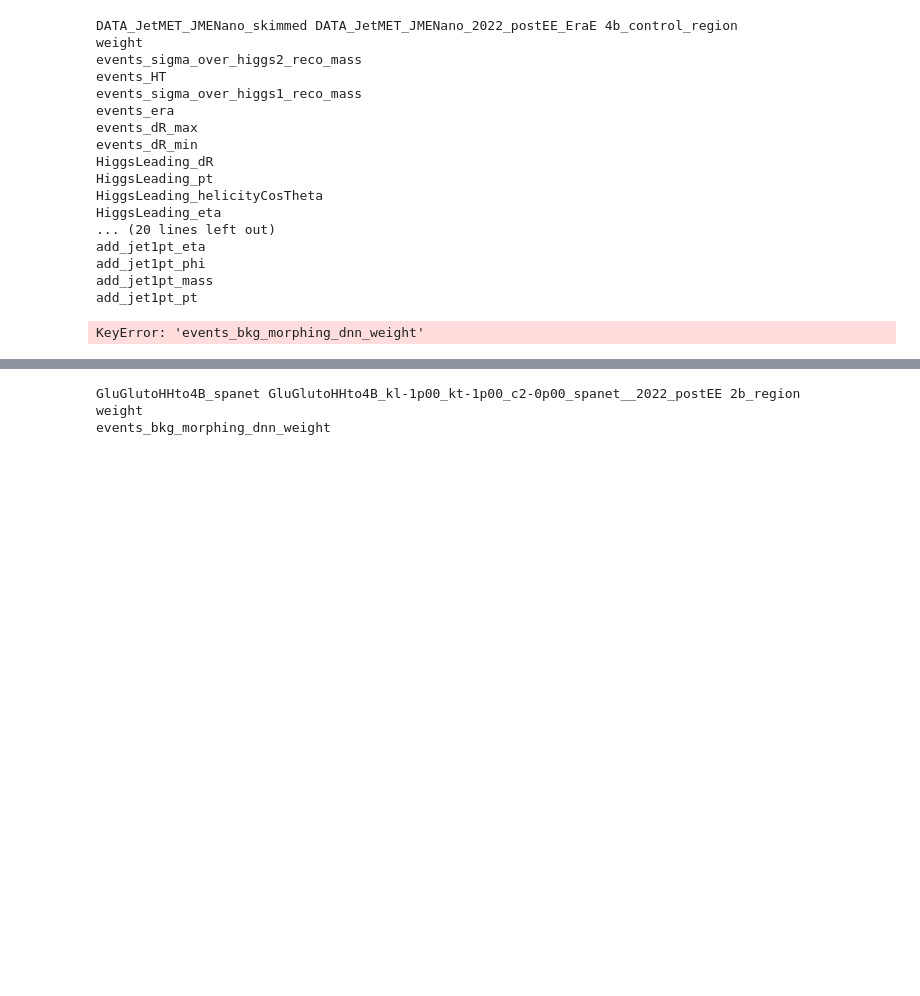
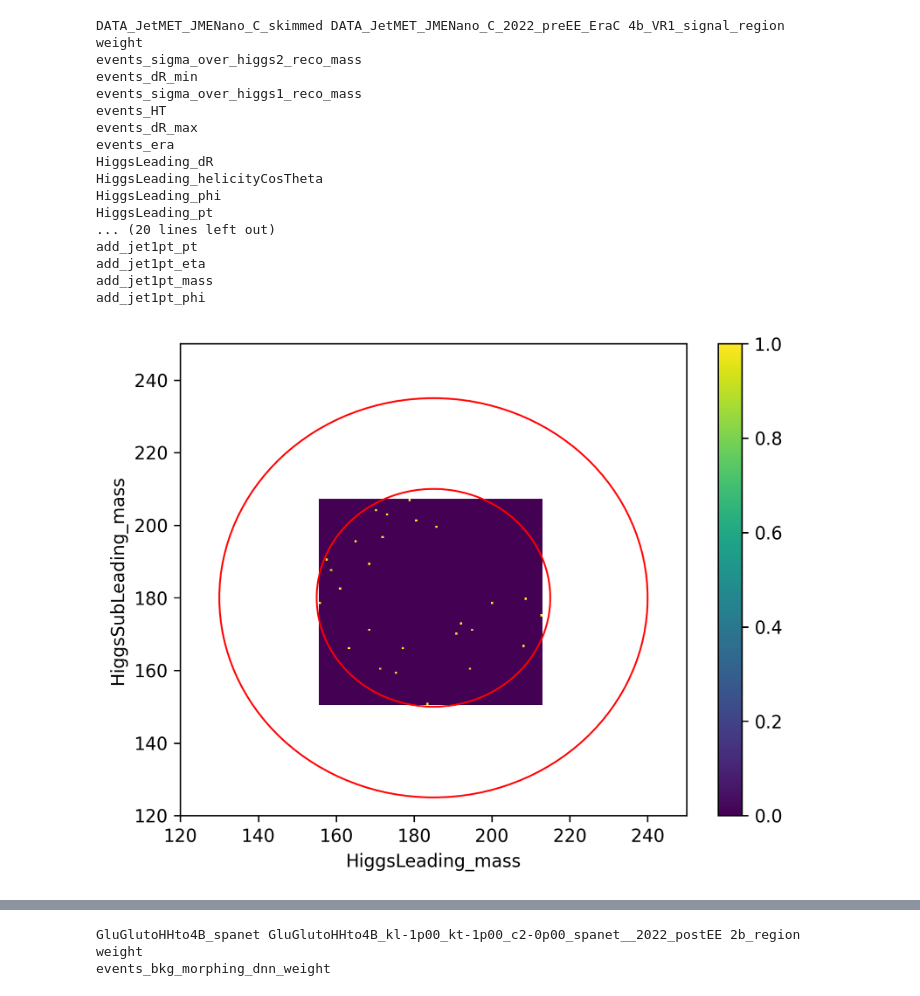
Before and after one commit to thierryharte/AnalysisConfigs, a Jupyter notebook: notebooks/load.ipynb, the cells around one changed output, grey strips where cells are left out. Cells and saved outputs as stored; diff of their text form; code cells hidden in the pictures; blank space fills up the shorter version.

Commit message:
add VR1 (185,180) + add full 2022 in VBF + refactor configs

```diff
--- a/notebooks/load.ipynb
+++ b/notebooks/load.ipynb
@@ -19,7 +19,7 @@ prefix = local+str(
 # input = "/work/mmalucch/out_hh4b/out_spanet_eval/output_all.coffea"
 # input = "/work/rcereghetti/out_vbfhh4b/outputDNNsampleSemiTight/output_all.coffea"
 input = "/work/tharte/datasets/sample_spanet/loose_selection_random_pt_mass/output_all.coffea"
-input = "/work/mmalucch/out_hh4b/out_JMENanoData_comparisonRun2_DNN_variables_SR_CR_PADm10_fixed_SPANETptVary0p3_1p7/output_all.coffea"
+input = "/work/mmalucch/out_hh4b/out_JMENanoDataFull2022_VR1_SPANETptVary0p3_1p7_Morphing_Softmax_Oversampling_CorrectOrder_Dropout_PADm999_earlyStopping_20kfolds/output_DATA_JetMET_JMENano_C_2022_preEE_EraC.coffea"
 
 o = load(f"{input}")
 # print(o)
@@ -27,6 +27,7 @@ o = load(f"{input}")
 sample=list(o["columns"].keys())[0]
 dataset=list(o["columns"][sample].keys())[0]
 category=list(o["columns"][sample][dataset].keys())[0]
+category='4b_VR1_signal_region'
 print(sample,dataset, category)
 col=o["columns"][sample][dataset][category]
 
@@ -77,30 +78,51 @@ for k in col.keys():
     print(k)
     col[k]=col[k].value#[col[k].value!=-999]
 
-print(col['events_bkg_morphing_dnn_weight'])
+# print(col['events_bkg_morphing_dnn_weight'])
 # print(col['weight'])
 
 # for k in col_matched.keys():
 #     col_matched[k]=col_matched[k].value[col_matched[k].value!=-999]
 # %% [output]
-DATA_JetMET_JMENano_skimmed DATA_JetMET_JMENano_2022_postEE_EraE 4b_control_region
+DATA_JetMET_JMENano_C_skimmed DATA_JetMET_JMENano_C_2022_preEE_EraC 4b_VR1_signal_region
 weight
 events_sigma_over_higgs2_reco_mass
+events_dR_min
+events_sigma_over_higgs1_reco_mass
 events_HT
-events_sigma_over_higgs1_reco_mass
+events_dR_max
 events_era
-events_dR_max
-events_dR_min
 HiggsLeading_dR
+HiggsLeading_helicityCosTheta
+HiggsLeading_phi
 HiggsLeading_pt
-HiggsLeading_helicityCosTheta
-HiggsLeading_eta
 ... (20 lines left out)
+add_jet1pt_pt
 add_jet1pt_eta
+add_jet1pt_mass
 add_jet1pt_phi
-add_jet1pt_mass
-add_jet1pt_pt
-KeyError: 'events_bkg_morphing_dnn_weight'
+# %%
+higgs_mass_lead=col["HiggsLeading_mass"]
+higgs_mass_sublead=col["HiggsSubLeading_mass"]
+#plot the 2d scatter plot
+plt.figure()
+plt.hist2d(higgs_mass_lead,higgs_mass_sublead,bins=100)
+# color the empty bins
+plt.colorbar()
+plt.xlabel("HiggsLeading_mass")
+plt.ylabel("HiggsSubLeading_mass")
+#fix x and y axis
+plt.xlim(120,250)
+plt.ylim(120,250)
+# draw a circle
+circle = plt.Circle((185, 180), 30, color='r', fill=False)
+circle1 = plt.Circle((185, 180), 55, color='r', fill=False)
+plt.gca().add_artist(circle)
+plt.gca().add_artist(circle1)
+# plt.colorbar()
+plt.show()
+# %% [output]
+[figure, added]
 # %%
 o['variables']['JetGoodFromHiggsOrdered_eta_1']['DATA_JetMET_JMENano_skimmed']['DATA_JetMET_JMENano_2022_postEE_EraE']
 # %% [output]
```
Also changed, not shown: parts of 1 cell of this notebook, 7 other files.
